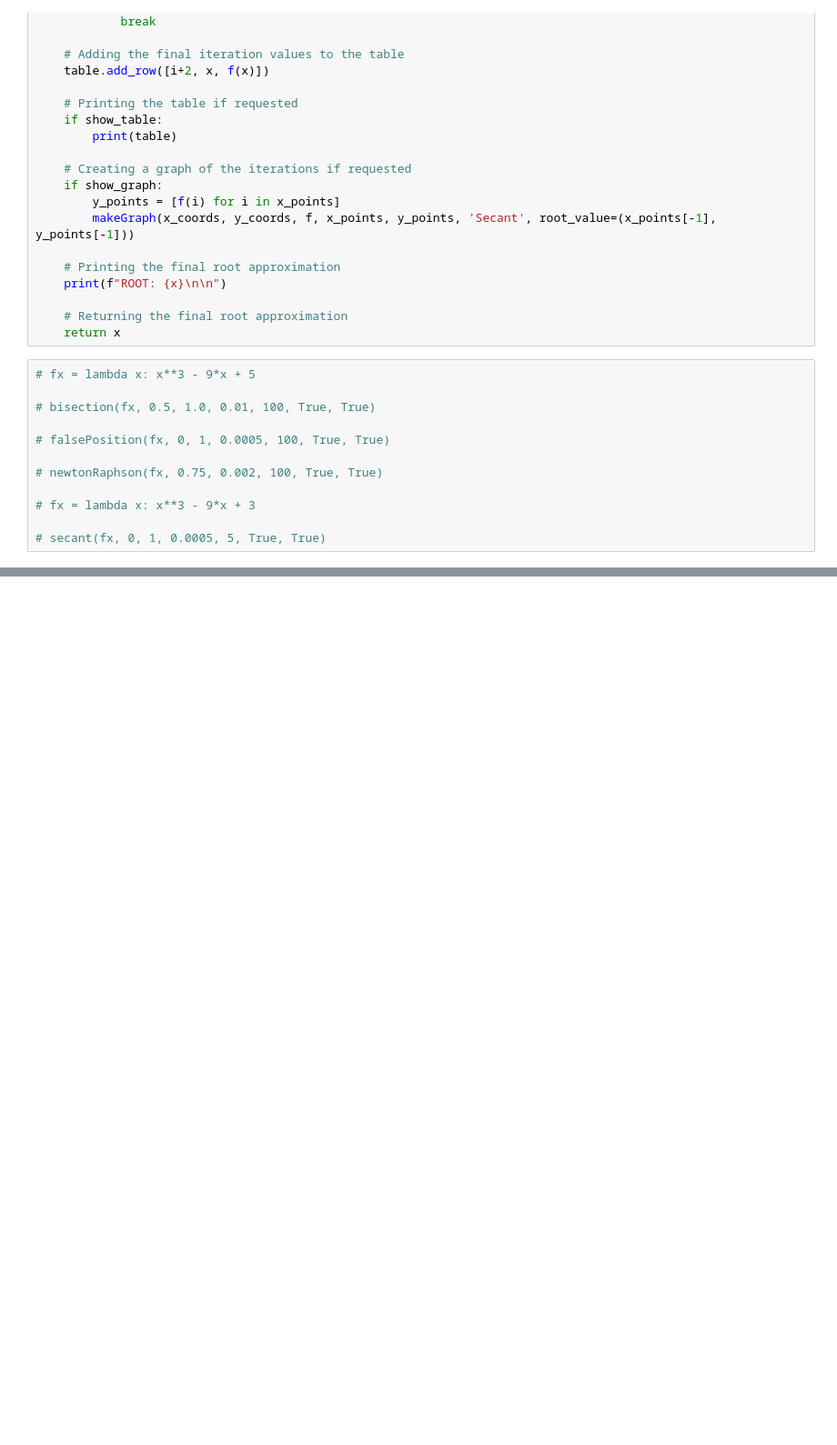
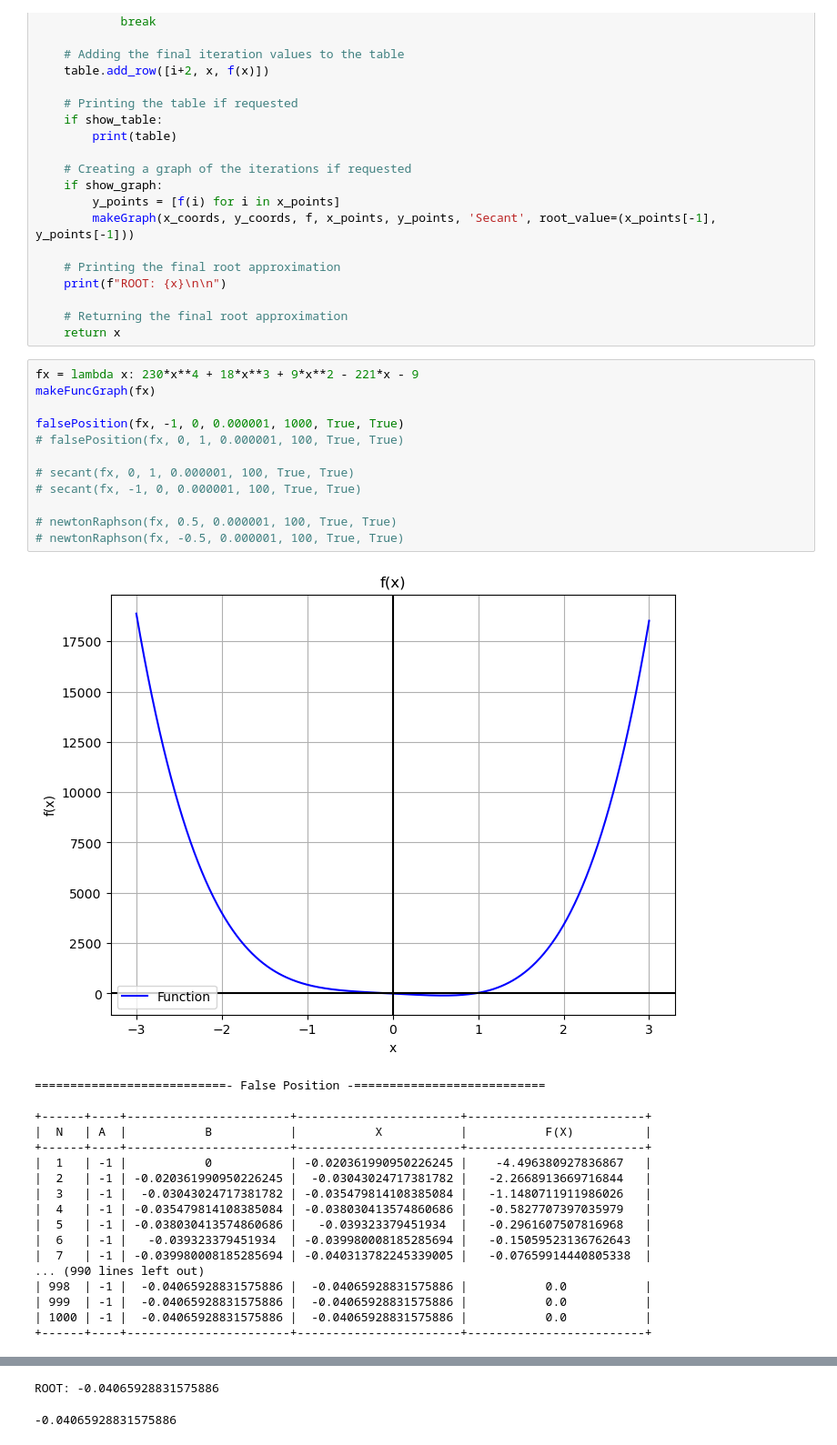
Before and after one commit to Thiago033/calculo-numerico, a Jupyter notebook: exercicio-1.ipynb, the cells around one changed output, grey strips where cells are left out. Shown: that part at 91% size. Cells and saved outputs as stored; diff of their text form; blank space fills up the shorter version.

```diff
--- a/exercicio-1.ipynb
+++ b/exercicio-1.ipynb
@@ -297,14 +297,33 @@ def secant(f, x1, x2, precision, n, show_table, show_graph):
     # Returning the final root approximation
     return x
 # %%
-# fx = lambda x: x**3 - 9*x + 5
+fx = lambda x: 230*x**4 + 18*x**3 + 9*x**2 - 221*x - 9
+makeFuncGraph(fx)
 
-# bisection(fx, 0.5, 1.0, 0.01, 100, True, True)
+falsePosition(fx, -1, 0, 0.000001, 1000, True, True)
+# falsePosition(fx, 0, 1, 0.000001, 100, True, True)
 
-# falsePosition(fx, 0, 1, 0.0005, 100, True, True)
+# secant(fx, 0, 1, 0.000001, 100, True, True)
+# secant(fx, -1, 0, 0.000001, 100, True, True)
 
-# newtonRaphson(fx, 0.75, 0.002, 100, True, True)
-
-# fx = lambda x: x**3 - 9*x + 3
-
-# secant(fx, 0, 1, 0.0005, 5, True, True)
+# newtonRaphson(fx, 0.5, 0.000001, 100, True, True)
+# newtonRaphson(fx, -0.5, 0.000001, 100, True, True)
+# %% [output]
+[figure, added]
+===========================- False Position -===========================
+
++------+----+-----------------------+-----------------------+-------------------------+
+|  N   | A  |           B           |           X           |           F(X)          |
++------+----+-----------------------+-----------------------+-------------------------+
+|  1   | -1 |           0           | -0.020361990950226245 |    -4.496380927836867   |
+|  2   | -1 | -0.020361990950226245 |  -0.03043024717381782 |   -2.2668913669716844   |
+|  3   | -1 |  -0.03043024717381782 | -0.035479814108385084 |   -1.1480711911986026   |
+|  4   | -1 | -0.035479814108385084 | -0.038030413574860686 |   -0.5827707397035979   |
+|  5   | -1 | -0.038030413574860686 |   -0.039323379451934  |   -0.2961607507816968   |
+|  6   | -1 |   -0.039323379451934  | -0.039980008185285694 |   -0.15059523136762643  |
+|  7   | -1 | -0.039980008185285694 | -0.040313782245339005 |   -0.07659914440805338  |
+... (990 lines left out)
+| 998  | -1 |  -0.04065928831575886 |  -0.04065928831575886 |           0.0           |
+| 999  | -1 |  -0.04065928831575886 |  -0.04065928831575886 |           0.0           |
+| 1000 | -1 |  -0.04065928831575886 |  -0.04065928831575886 |           0.0           |
++------+----+-----------------------+-----------------------+-------------------------+
@@ -310,0 +331,2 @@ def secant(f, x1, x2, precision, n, show_table, show_graph):
+ROOT: -0.04065928831575886
+-0.04065928831575886
```
Also changed, not shown: parts of 2 cells of this notebook.
